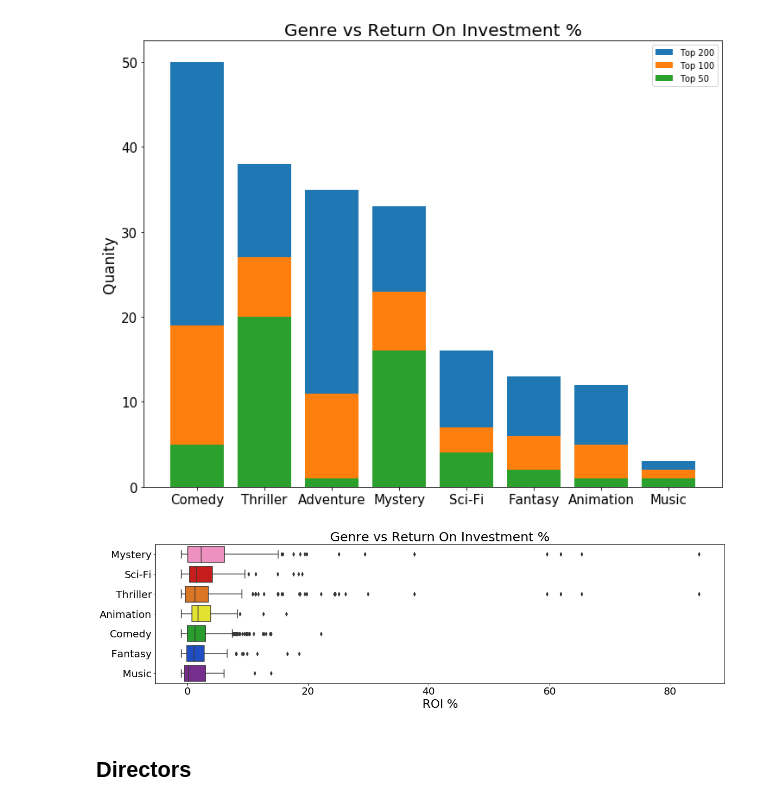
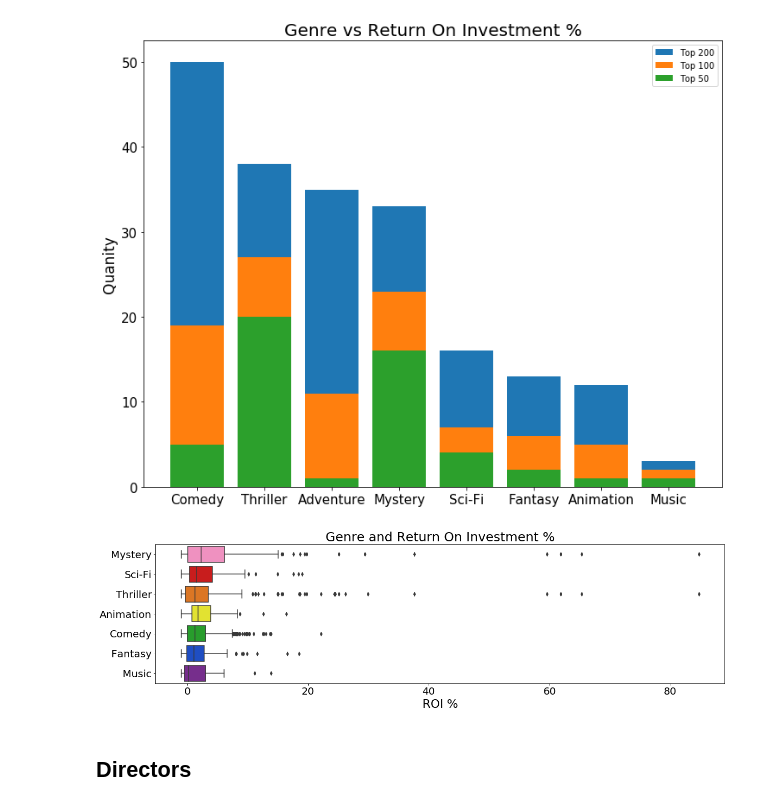
Before and after one commit to skelouse/dsc-mod-1-project-v2-1-onl01-dtsc-ft-070620, a Jupyter notebook: student.ipynb, the cells around one changed output. Saved outputs shown, nothing was run; the diff lists cells and outputs as text; code cells hidden in the pictures.

```diff
--- a/student.ipynb
+++ b/student.ipynb
@@ -326,28 +326,28 @@ ax.tick_params(axis='both', which='major', labelsize=15)
 # %%
 fig, ax = plt.subplots(figsize=(20, 5))
 
 # Rainbow palette
 colors = ['pink', "red", "orange", 'yellow', "green", "blue", 'purple']
 
 sns.boxplot(x="perc",
             y="genres",
             order=['Mystery', 'Sci-Fi', 'Thriller','Animation',
                    'Comedy', 'Fantasy', 'Music'],
             palette=sns.xkcd_palette(colors),
             data=genre_df,
             ax=ax)
 
-ax.set_title("Genre vs Return On Investment %")
+ax.set_title("Genre and Return On Investment %")
 ax.title.set_fontsize(25)
 ax.yaxis.label.set_text("")
 ax.xaxis.label.set_fontsize(23)
 ax.xaxis.label.set_text("ROI %")
 ax.tick_params(axis='both', which='major', labelsize=20)
 
 # The below graph is showing that a Mystery or Sci-Fi would have the greatest
 # return on investment
 # %% [output]
-[figure, old version]
+[figure, new version]
 # %% [markdown]
 
 ## Directors
```
Also changed, not shown: 2 other files.
